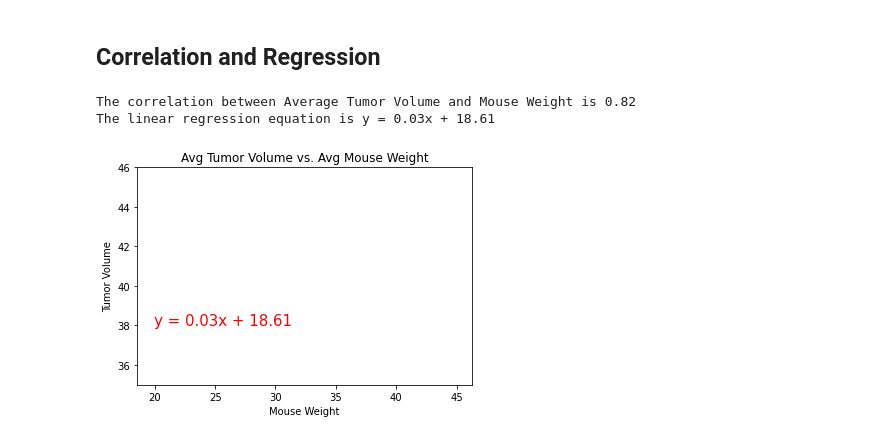
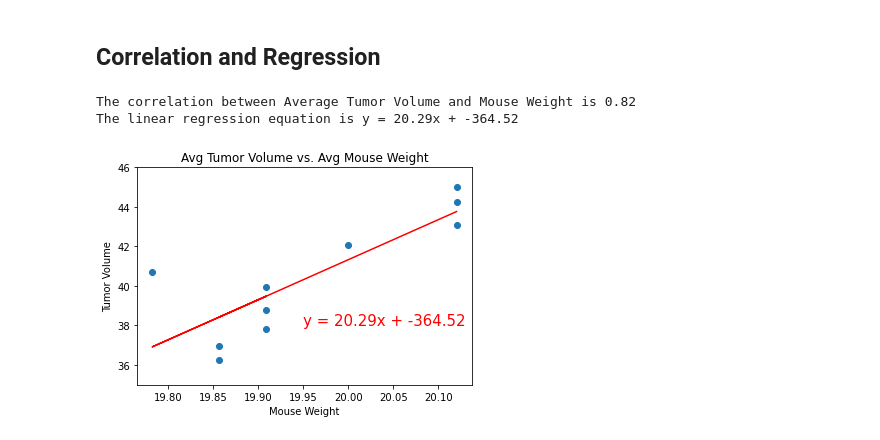
Before and after one commit to abarnatan/matplotlib-challenge, a Jupyter notebook: pymaceuticals_starter.ipynb, the cells around one changed output. Cells and saved outputs as stored; diff of their text form; code cells hidden in the pictures.

```diff
--- a/pymaceuticals_starter.ipynb
+++ b/pymaceuticals_starter.ipynb
@@ -326,31 +329,35 @@ plt.ylim(35,46)
 # %%
 # Calculate the correlation coefficient and linear regression model
 # for mouse weight and average tumor volume for the Capomulin regimen
 
 # colculate r value
+
 correlation = st.pearsonr(avgtumvol,avgmowgt)
 print(f'The correlation between Average Tumor Volume and Mouse Weight is {round(correlation[0],2)}')
 
 # calculate linear regression
+
 (slope, intercept, rvalue, pvalue, stderr) = st.linregress(avgmowgt,avgtumvol)
 line_eq = "y = " + str(round(slope,2)) + "x + " + str(round(intercept,2))
 print(f'The linear regression equation is {line_eq}')
 
 # plot line with scatter
+
 avgtumvol = cap_avgtumor['Average Tumor Volume {mm3}']
 avgmowgt = cap_avgtumor['Average Mouse Weight (g)']
 plt.scatter(avgmowgt,avgtumvol)
 plt.title('Avg Tumor Volume vs. Avg Mouse Weight')
 plt.xlabel('Mouse Weight')
 plt.ylabel('Tumor Volume')
 plt.ylim(35,46)
 
 # calculate regression values
-reg_values = amw * slope + intercept
-plt.plot(amw, reg_values, "r-")
+
+reg_values = avgmowgt * slope + intercept
+plt.plot(avgmowgt, reg_values, "r-")
 plt.annotate(line_eq,(19.95,38),fontsize=15,color="red")
 plt.show()
 # %% [output]
 The correlation between Average Tumor Volume and Mouse Weight is 0.82
-The linear regression equation is y = 0.03x + 18.61
+The linear regression equation is y = 20.29x + -364.52
-[figure, old version]
+[figure, new version]
```
Also changed, not shown: parts of 2 cells of this notebook.
